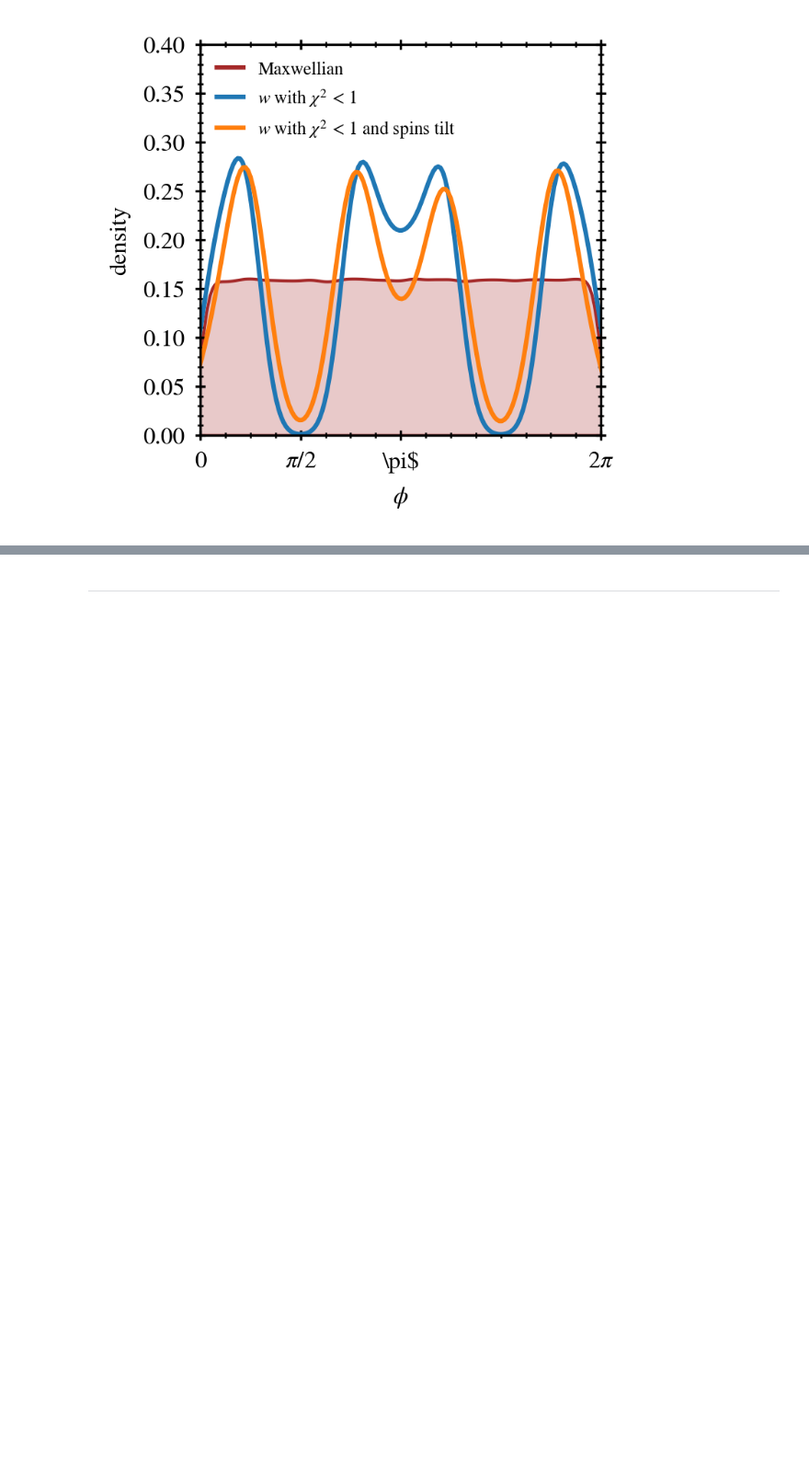
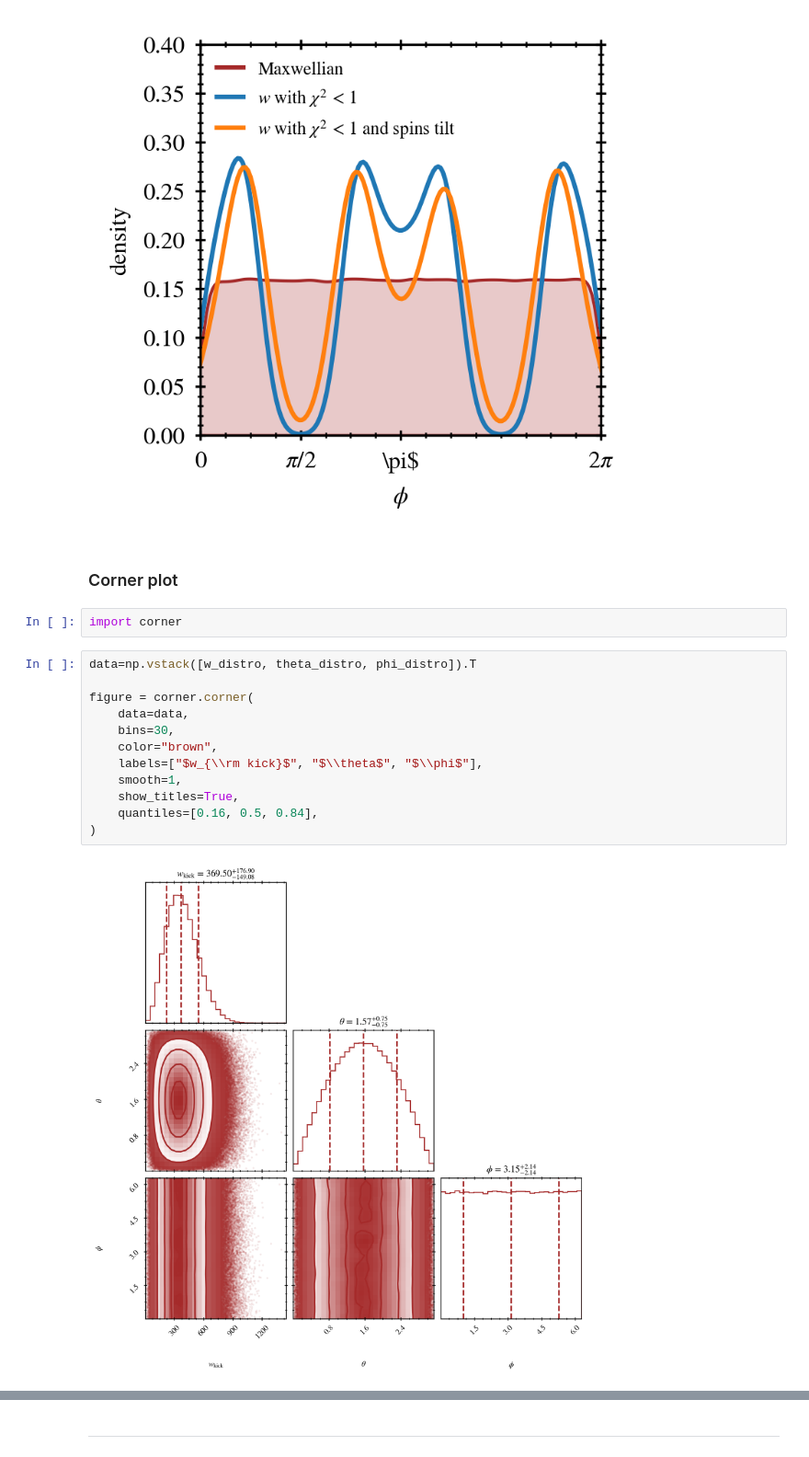
Before and after one commit to asimazbunzel/j08408, a Jupyter notebook: notebooks/grid-of-star-plus-ns.ipynb, the cells around one changed output, grey strips where cells are left out. Shown at 92% size. Saved outputs shown, nothing was run; the diff lists cells and outputs as text; blank space fills up the shorter version.

Commit message:
add corner plot with kicks information

```diff
--- a/notebooks/grid-of-star-plus-ns.ipynb
+++ b/notebooks/grid-of-star-plus-ns.ipynb
@@ -948,3 +948,21 @@ legends = ["Maxwellian", "$w$ with $\\chi^2 \, < \, 1$", "$w$ with $\\chi^2 \, <
 ax.legend(handles, legends, loc=2, fontsize=6);
 # %% [output]
 [figure]
+# %% [markdown]
+### Corner plot
+# %%
+import corner
+# %%
+data=np.vstack([w_distro, theta_distro, phi_distro]).T
+
+figure = corner.corner(
+    data=data,
+    bins=30,
+    color="brown",
+    labels=["$w_{\\rm kick}$", "$\\theta$", "$\\phi$"],
+    smooth=1,
+    show_titles=True,
+    quantiles=[0.16, 0.5, 0.84],
+)
+# %% [output]
+[figure, added]
```
Also changed, not shown: parts of 4 cells of this notebook.
